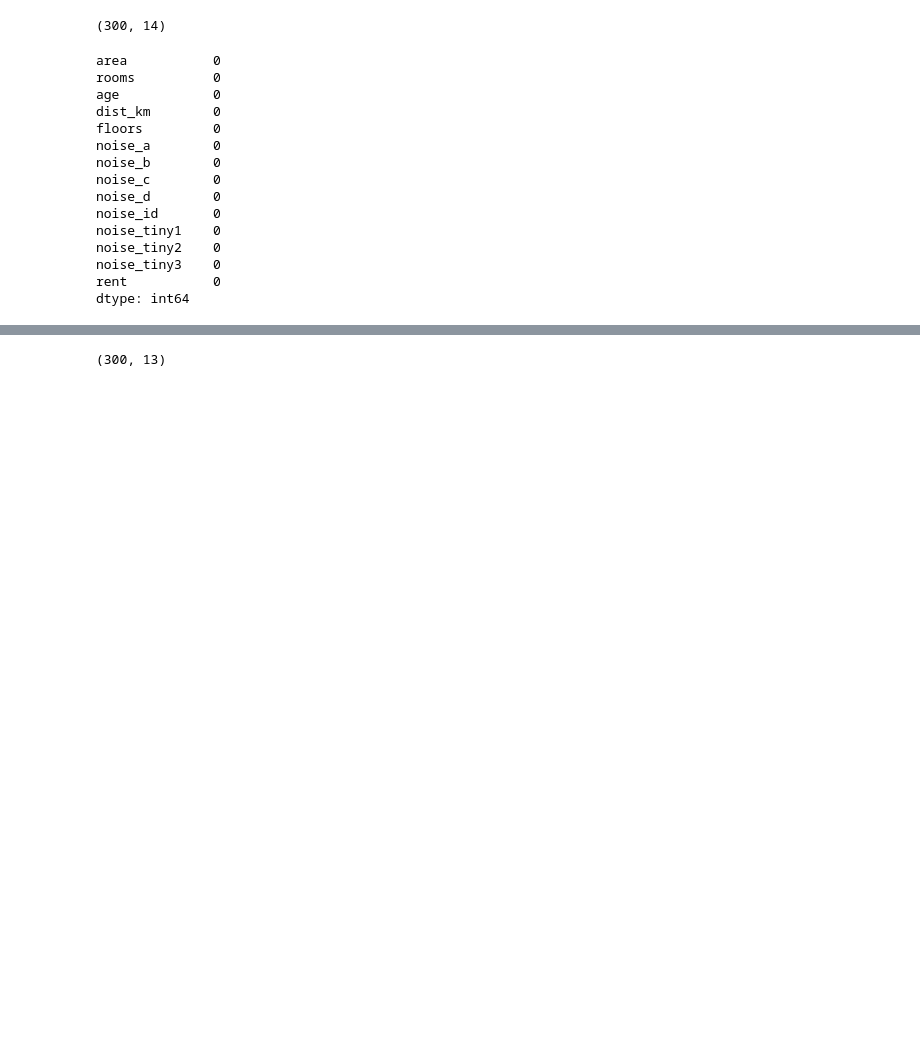
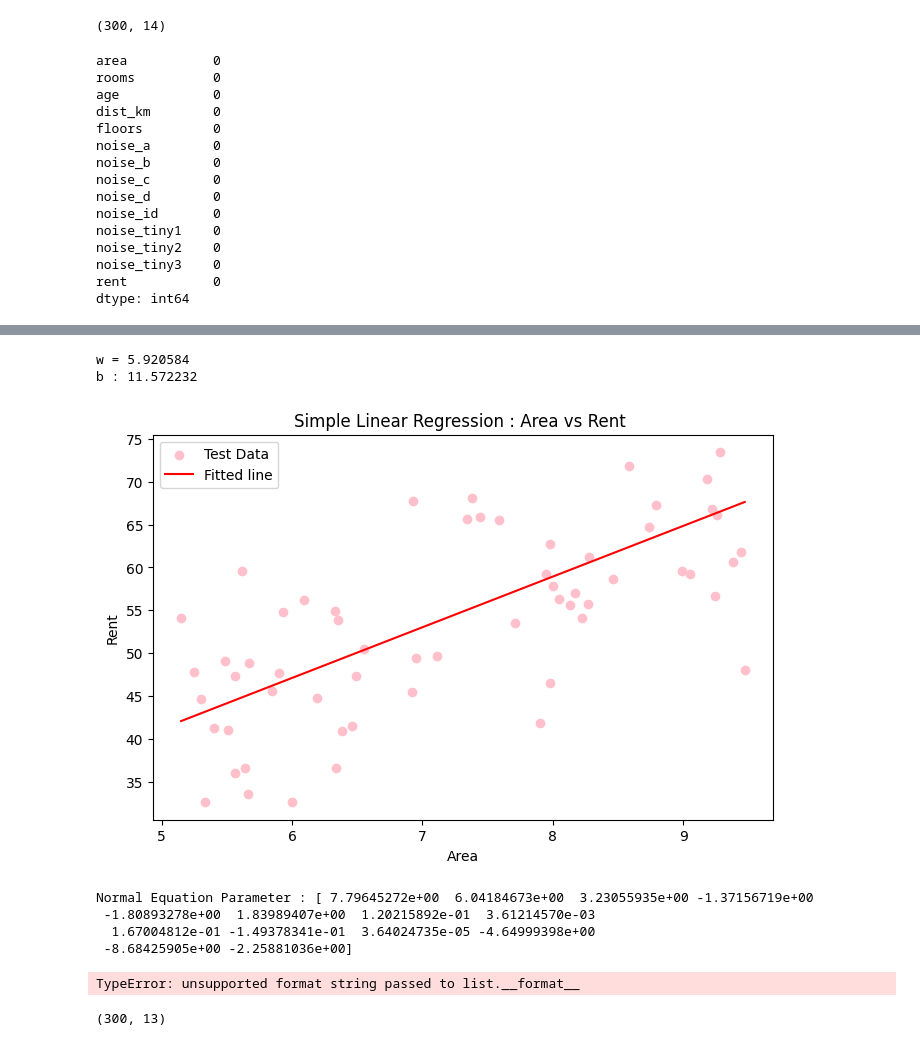
Before and after one commit to ohhaashis/AI-ML, a Jupyter notebook: Labs/Lab05/code.ipynb, the cells around one changed output, grey strips where cells are left out. Cells and saved outputs as stored; diff of their text form; code cells hidden in the pictures; blank space fills up the shorter version.

```diff
--- a/Labs/Lab05/code.ipynb
+++ b/Labs/Lab05/code.ipynb
@@ -33,0 +113,45 @@ y = df["rent"].to_numpy(float)
+# %%
+x_train_area = x_train[:,0]
+# %%
+w , b = fit_simple_lr(
+    x_train_area , y_train
+)
+
+print(f"w = {w:4f}")
+print(f"b : {b:4f}")
+# %% [output]
+w = 5.920584
+b : 11.572232
+# %%
+x_test_area = x_test[:,0]
+y_pred = w*x_test_area + b
+# %%
+sort_idx = np.argsort(x_test_area)
+
+x_sorted = x_test_area[sort_idx]
+y_line = y_pred[sort_idx]
+# %%
+plt.figure(figsize=(8,5))
+
+plt.scatter(
+    x_test_area,
+    y_test,
+    label = "Test Data",
+    color = "pink"
+)
+
+plt.plot(
+    x_sorted,
+    y_line,
+    label = "Fitted line",
+    color = "r"
+)
+
+plt.xlabel("Area")
+plt.ylabel("Rent")
+plt.title("Simple Linear Regression : Area vs Rent ")
+plt.legend()
+
+plt.show()
+# %% [output]
+[figure, added]
@@ -34,3 +169,29 @@ y = df["rent"].to_numpy(float)
+# %%
+theta_ne = fit_normal_eqn(
+    x_train , y_train
+)
+print(f"Normal Equation Parameter : {theta_ne}")
+# %% [output]
+Normal Equation Parameter : [ 7.79645272e+00  6.04184673e+00  3.23055935e+00 -1.37156719e+00
+ -1.80893278e+00  1.83989407e+00  1.20215892e-01  3.61214570e-03
+  1.67004812e-01 -1.49378341e-01  3.64024735e-05 -4.64999398e+00
+ -8.68425905e+00 -2.25881036e+00]
+# %%
+params = [
+    "intercept",
+    "area",
+    "rooms",
+    "age",
+    "dist",
+    "floors"
+]
+
+print(f"{params:13s}{theta_ne:>13s}")
+
+for pm , val in zip(params,theta_ne):
+    print(f"{pm:<13}{val:4f}")
+# %% [output]
+TypeError: unsupported format string passed to list.__format__
 # %%
 idx = np.random.default_rng(0).permutation(len(y))
 # %%
```
Also changed, not shown: parts of 10 cells of this notebook, 1 other file.
